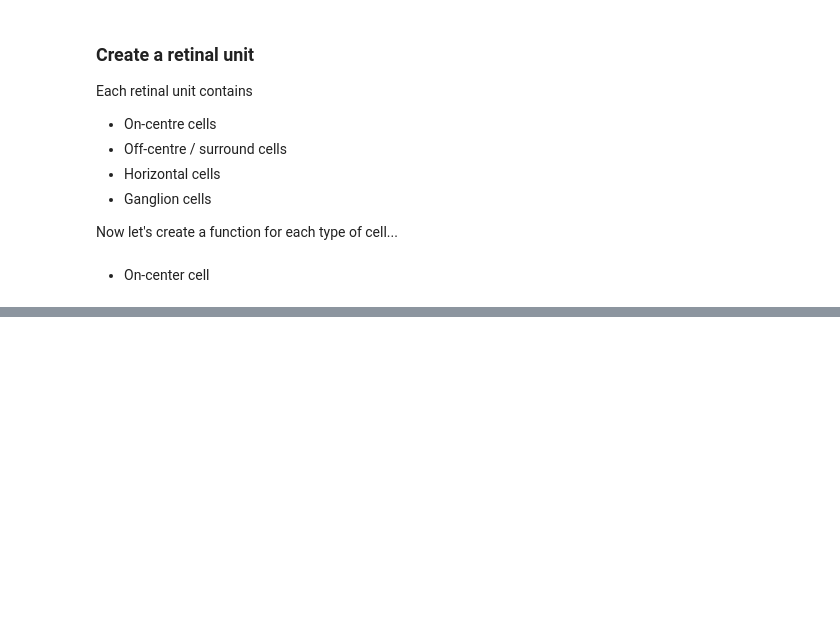
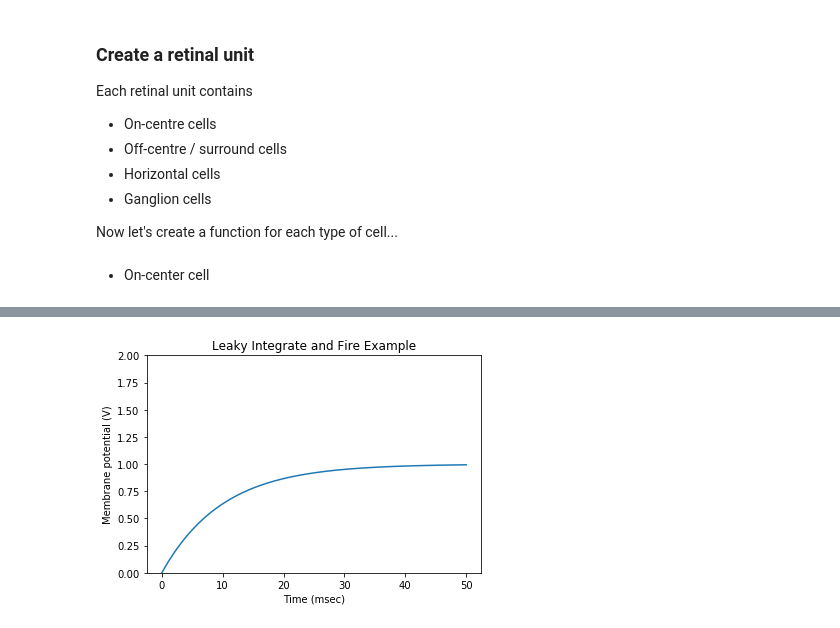
Before and after one commit to markstrefford/STDP-Based-Visual-Feature-Learning, a Jupyter notebook: 035.ipynb, the cells around one changed output, grey strips where cells are left out. Cells and saved outputs as stored; diff of their text form; code cells hidden in the pictures; blank space fills up the shorter version.

```diff
--- a/035.ipynb
+++ b/035.ipynb
@@ -165,8 +165,8 @@ I        = 1.5              # input current (A)
 
 Need to pass in the current / pixel brightness here!!
 # %%
-class neuron():
-    def __init__(self)
+class Neuron():
+    def __init__(self):
         # Simulation config (may not all be needed!!)
         self.T        = 50          # total time to sumulate (msec)
         self.dt       = 0.125       # simulation time step
@@ -182,14 +182,14 @@ class neuron():
         self.Vth      = 1                # spike threshold
         self.V_spike  = 0.5              # spike delta (V)
 
-    def spike_generator(self, input):
-        for i,t in enumerate(time):
-            if t > t_rest:
-                Vm[i] = Vm[i-1] + (-Vm[i-1] + I*Rm) / tau_m * dt
-                if Vm[i] >= Vth:
-                    Vm[i] += V_spike
-                    t_rest = t + tau_ref
-        return self.Vm
+    def spike_generator(self, I):
+        for i,t in enumerate(self.time):
+            if t > self.t_rest:
+                self.Vm[i] = self.Vm[i-1] + (-self.Vm[i-1] + I*self.Rm) / self.tau_m * self.dt
+                if self.Vm[i] >= self.Vth:
+                    self.Vm[i] += self.V_spike
+                    self.t_rest = t + self.tau_ref
+        return self.time, self.Vm
 # %% [markdown]
 ### Create a retinal unit
 
@@ -207,0 +206,7 @@ def on_center_cell(value):
+# %%
+#def on_center_cell(value):
+
+on_center_cell = Neuron()
+time, Vm = on_center_cell.spike_generator(1)
+
+print(Vm)
@@ -207,0 +231,9 @@ def on_center_cell(value):
+# %%
+plt.plot(time,Vm)
+plt.title('Leaky Integrate and Fire Example')
+plt.ylabel('Membrane potential (V)')
+plt.xlabel('Time (msec)')
+plt.ylim([0,2])
+plt.show()
+# %% [output]
+[figure, added]
```
Also changed, not shown: parts of 2 cells of this notebook.
